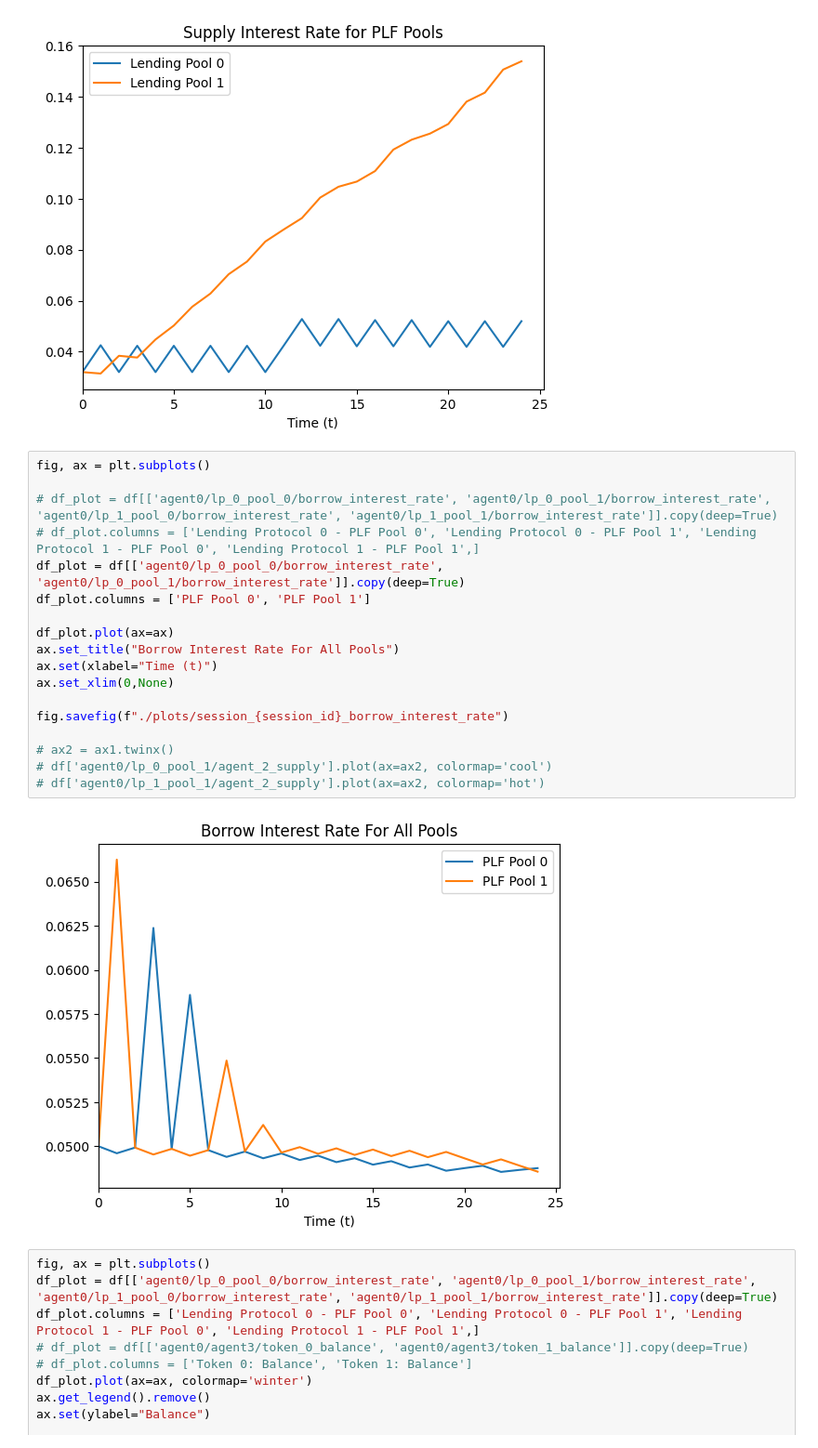
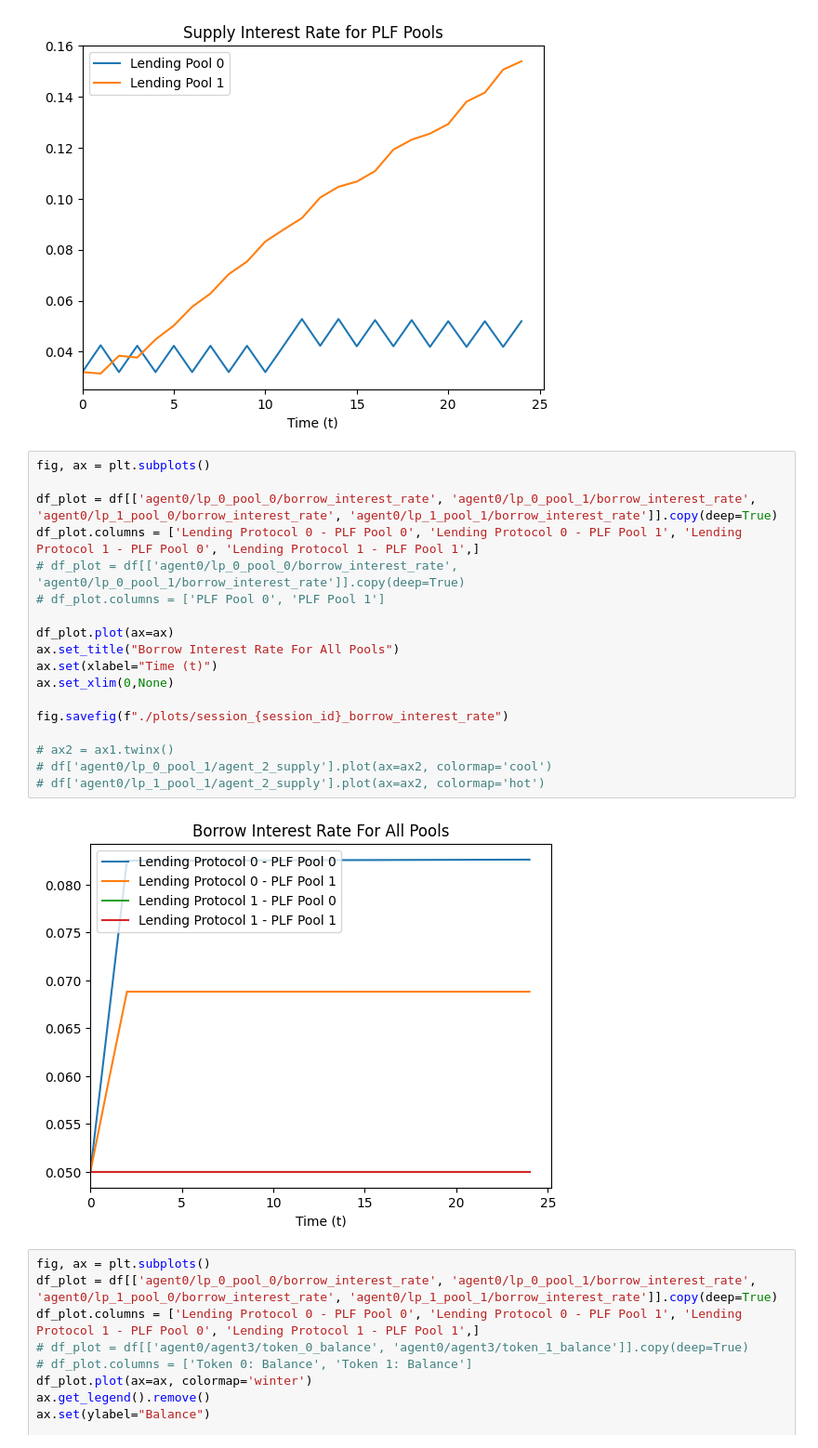
Before and after one commit to buehrerc/MAAC-auto-gov, a Jupyter notebook: analysis/generate_plots.ipynb, the cells around one changed output. Shown: that part at 93% size. Cells and saved outputs as stored; diff of their text form.

```diff
--- a/analysis/generate_plots.ipynb
+++ b/analysis/generate_plots.ipynb
@@ -162,23 +166,23 @@ fig.savefig(f"./plots/session_{session_id}_supply_interest_rate")
 # %%
 fig, ax = plt.subplots()
 
-# df_plot = df[['agent0/lp_0_pool_0/borrow_interest_rate', 'agent0/lp_0_pool_1/borrow_interest_rate', 'agent0/lp_1_pool_0/borrow_interest_rate', 'agent0/lp_1_pool_1/borrow_interest_rate']].copy(deep=True)
-# df_plot.columns = ['Lending Protocol 0 - PLF Pool 0', 'Lending Protocol 0 - PLF Pool 1', 'Lending Protocol 1 - PLF Pool 0', 'Lending Protocol 1 - PLF Pool 1',]
-df_plot = df[['agent0/lp_0_pool_0/borrow_interest_rate', 'agent0/lp_0_pool_1/borrow_interest_rate']].copy(deep=True)
-df_plot.columns = ['PLF Pool 0', 'PLF Pool 1']
+df_plot = df[['agent0/lp_0_pool_0/borrow_interest_rate', 'agent0/lp_0_pool_1/borrow_interest_rate', 'agent0/lp_1_pool_0/borrow_interest_rate', 'agent0/lp_1_pool_1/borrow_interest_rate']].copy(deep=True)
+df_plot.columns = ['Lending Protocol 0 - PLF Pool 0', 'Lending Protocol 0 - PLF Pool 1', 'Lending Protocol 1 - PLF Pool 0', 'Lending Protocol 1 - PLF Pool 1',]
+# df_plot = df[['agent0/lp_0_pool_0/borrow_interest_rate', 'agent0/lp_0_pool_1/borrow_interest_rate']].copy(deep=True)
+# df_plot.columns = ['PLF Pool 0', 'PLF Pool 1']
 
 df_plot.plot(ax=ax)
 ax.set_title("Borrow Interest Rate For All Pools")
 ax.set(xlabel="Time (t)")
 ax.set_xlim(0,None)
 
 fig.savefig(f"./plots/session_{session_id}_borrow_interest_rate")
 
 # ax2 = ax1.twinx()
 # df['agent0/lp_0_pool_1/agent_2_supply'].plot(ax=ax2, colormap='cool')
 # df['agent0/lp_1_pool_1/agent_2_supply'].plot(ax=ax2, colormap='hot')
 # %% [output]
-[figure, old version]
+[figure, new version]
 # %%
 fig, ax = plt.subplots()
 df_plot = df[['agent0/lp_0_pool_0/borrow_interest_rate', 'agent0/lp_0_pool_1/borrow_interest_rate', 'agent0/lp_1_pool_0/borrow_interest_rate', 'agent0/lp_1_pool_1/borrow_interest_rate']].copy(deep=True)
```
Also changed, not shown: parts of 6 cells of this notebook, 7 other files.
